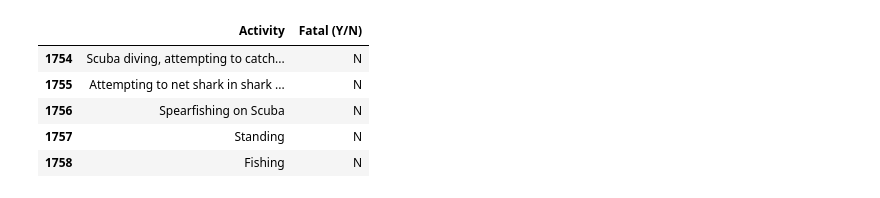
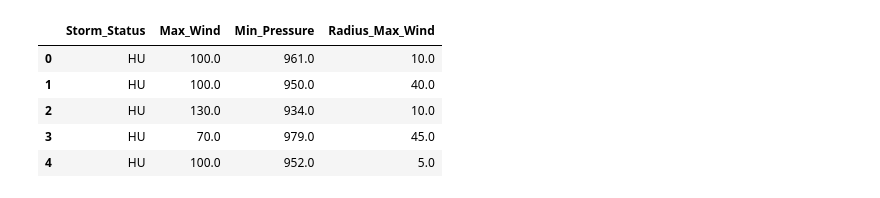
Before and after one commit to u8450/CSCI5622-Shark-Attack, a Jupyter notebook: Supervised/decision_trees.ipynb, the cells around one changed output. Saved outputs shown, nothing was run; the diff lists cells and outputs as text; code cells hidden in the pictures.

```diff
--- a/Supervised/decision_trees.ipynb
+++ b/Supervised/decision_trees.ipynb
@@ -14,11 +18,11 @@ from sklearn.preprocessing import OrdinalEncoder
 # %%
-# Reading in shark data
-data = pd.read_csv("../data/clean_sharks.csv", usecols=['Fatal (Y/N)', 'Activity'])
-data.tail()
+# Reading in storm data
+data = pd.read_csv("../data/NOAA_storms.csv", usecols=('Storm_Status', 'Max_Wind', 'Min_Pressure', 'Radius_Max_Wind'))
+data.head()
 # %% [output]
-|  | Activity | Fatal (Y/N) |
-| 1754 | Scuba diving, attempting to catch... | N |
-| 1755 | Attempting to net shark in shark ... | N |
-| 1756 | Spearfishing on Scuba | N |
-| 1757 | Standing | N |
-| 1758 | Fishing | N |
+|  | Storm_Status | Max_Wind | Min_Pressure | Radius_Max_Wind |
+| 0 | HU | 100.0 | 961.0 | 10.0 |
+| 1 | HU | 100.0 | 950.0 | 40.0 |
+| 2 | HU | 130.0 | 934.0 | 10.0 |
+| 3 | HU | 70.0 | 979.0 | 45.0 |
+| 4 | HU | 100.0 | 952.0 | 5.0 |
```
Also changed, not shown: parts of 23 cells of this notebook, 1 other file.
